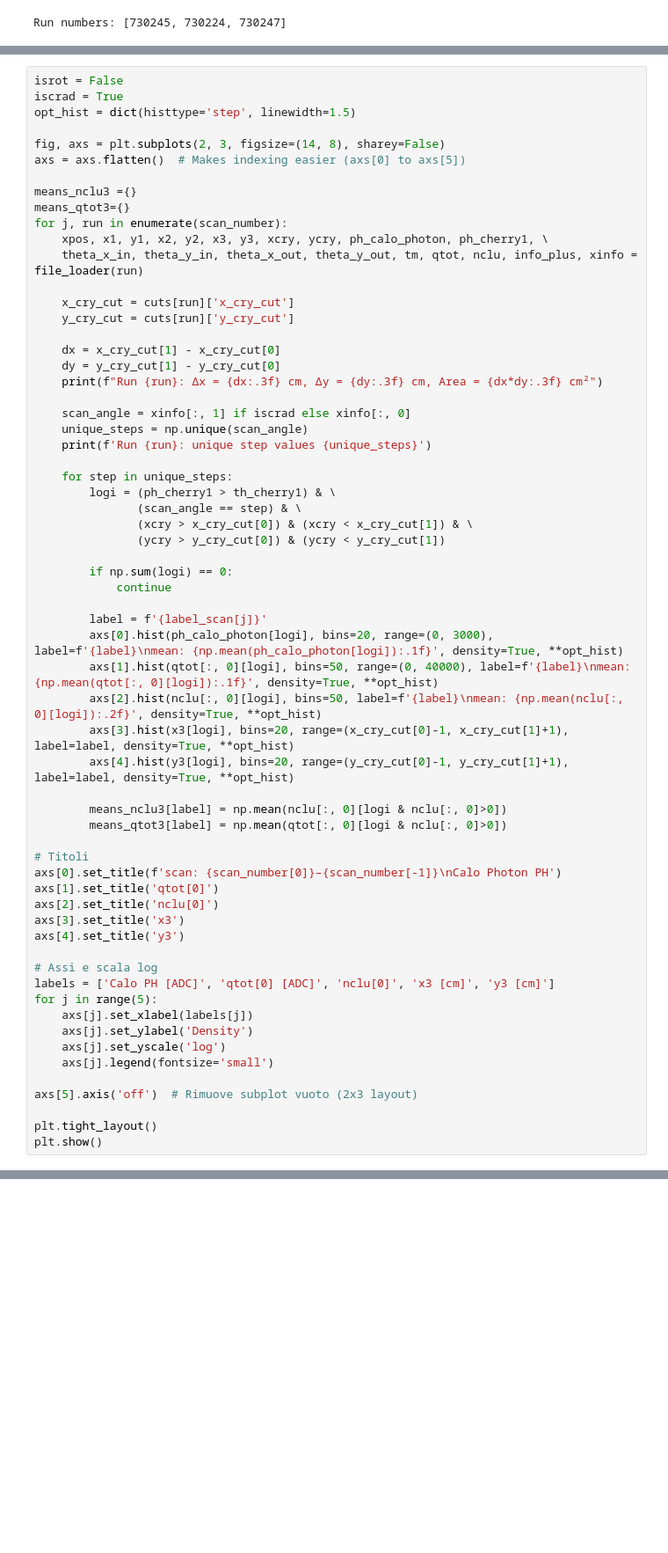
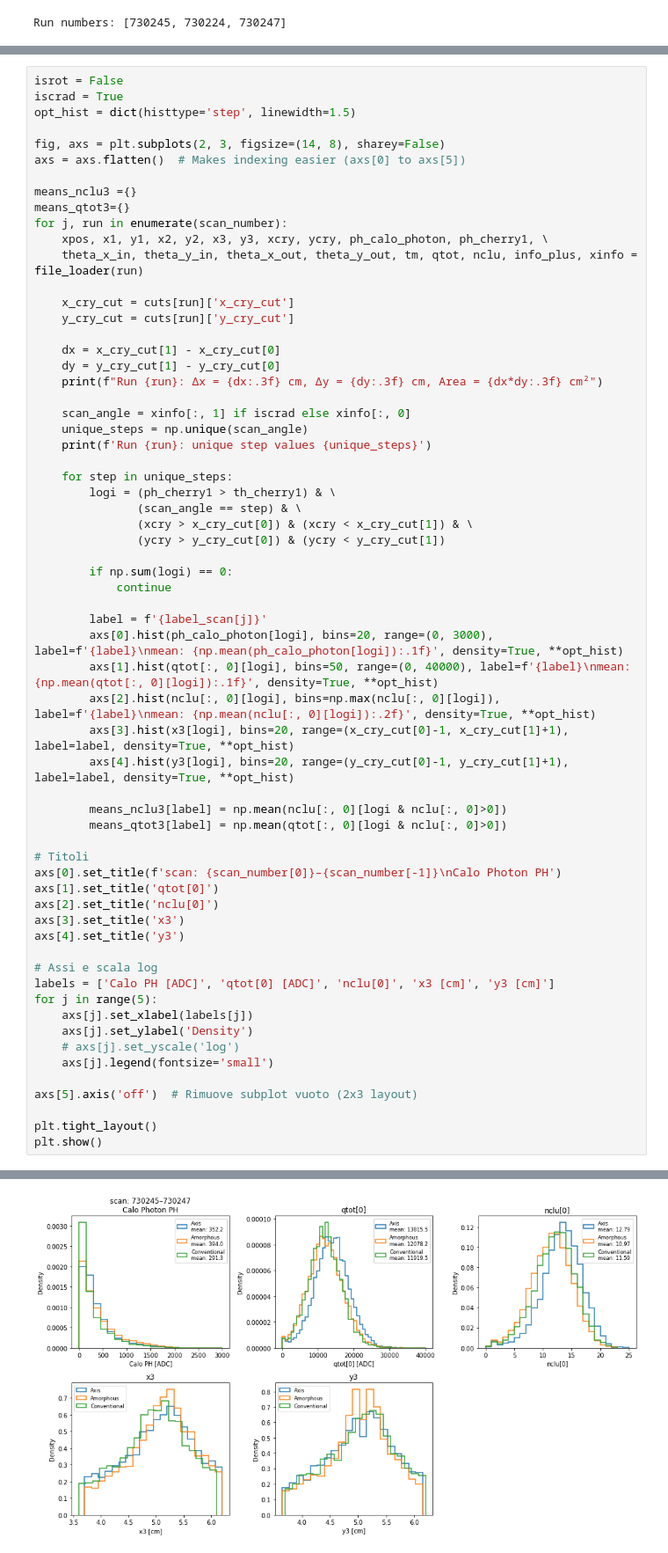
Before and after one commit to Ncanale/eplusBOOST_2025_T9, a Jupyter notebook: OM/compare_epBOOST.ipynb, the cells around one changed output, grey strips where cells are left out. Shown at 88% size. Cells and saved outputs as stored; diff of their text form; blank space fills up the shorter version.

```diff
--- a/OM/compare_epBOOST.ipynb
+++ b/OM/compare_epBOOST.ipynb
@@ -230,7 +230,7 @@ for j, run in enumerate(scan_number):
         label = f'{label_scan[j]}'
         axs[0].hist(ph_calo_photon[logi], bins=20, range=(0, 3000), label=f'{label}\nmean: {np.mean(ph_calo_photon[logi]):.1f}', density=True, **opt_hist)
         axs[1].hist(qtot[:, 0][logi], bins=50, range=(0, 40000), label=f'{label}\nmean: {np.mean(qtot[:, 0][logi]):.1f}', density=True, **opt_hist)
-        axs[2].hist(nclu[:, 0][logi], bins=50, label=f'{label}\nmean: {np.mean(nclu[:, 0][logi]):.2f}', density=True, **opt_hist)
+        axs[2].hist(nclu[:, 0][logi], bins=np.max(nclu[:, 0][logi]), label=f'{label}\nmean: {np.mean(nclu[:, 0][logi]):.2f}', density=True, **opt_hist)
         axs[3].hist(x3[logi], bins=20, range=(x_cry_cut[0]-1, x_cry_cut[1]+1), label=label, density=True, **opt_hist)
         axs[4].hist(y3[logi], bins=20, range=(y_cry_cut[0]-1, y_cry_cut[1]+1), label=label, density=True, **opt_hist)
 
@@ -249,10 +249,11 @@ labels = ['Calo PH [ADC]', 'qtot[0] [ADC]', 'nclu[0]', 'x3 [cm]', 'y3 [cm]']
 for j in range(5):
     axs[j].set_xlabel(labels[j])
     axs[j].set_ylabel('Density')
-    axs[j].set_yscale('log')
+    # axs[j].set_yscale('log')
     axs[j].legend(fontsize='small')
 
 axs[5].axis('off')  # Rimuove subplot vuoto (2x3 layout)
 
 plt.tight_layout()
 plt.show()
+# %% [output]
@@ -259,3 +269,4 @@ plt.show()
+[figure, added]
 # %%
 print('########## RATIOS ##########')
 print(f"\nNCLU ax/rnd = {100 * (means_nclu3['Axis'] / means_nclu3['Amorphous']):.2f}% ")
```
Also changed, not shown: parts of 5 cells of this notebook.
